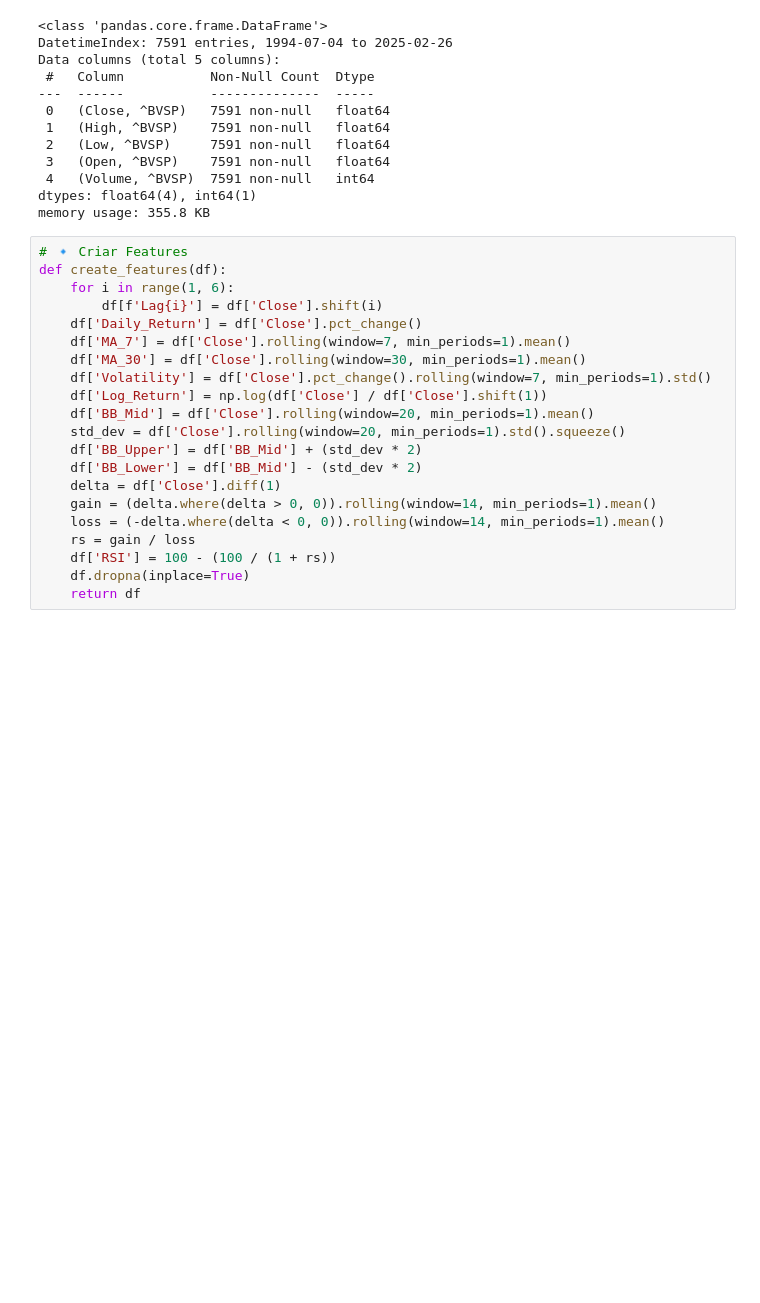
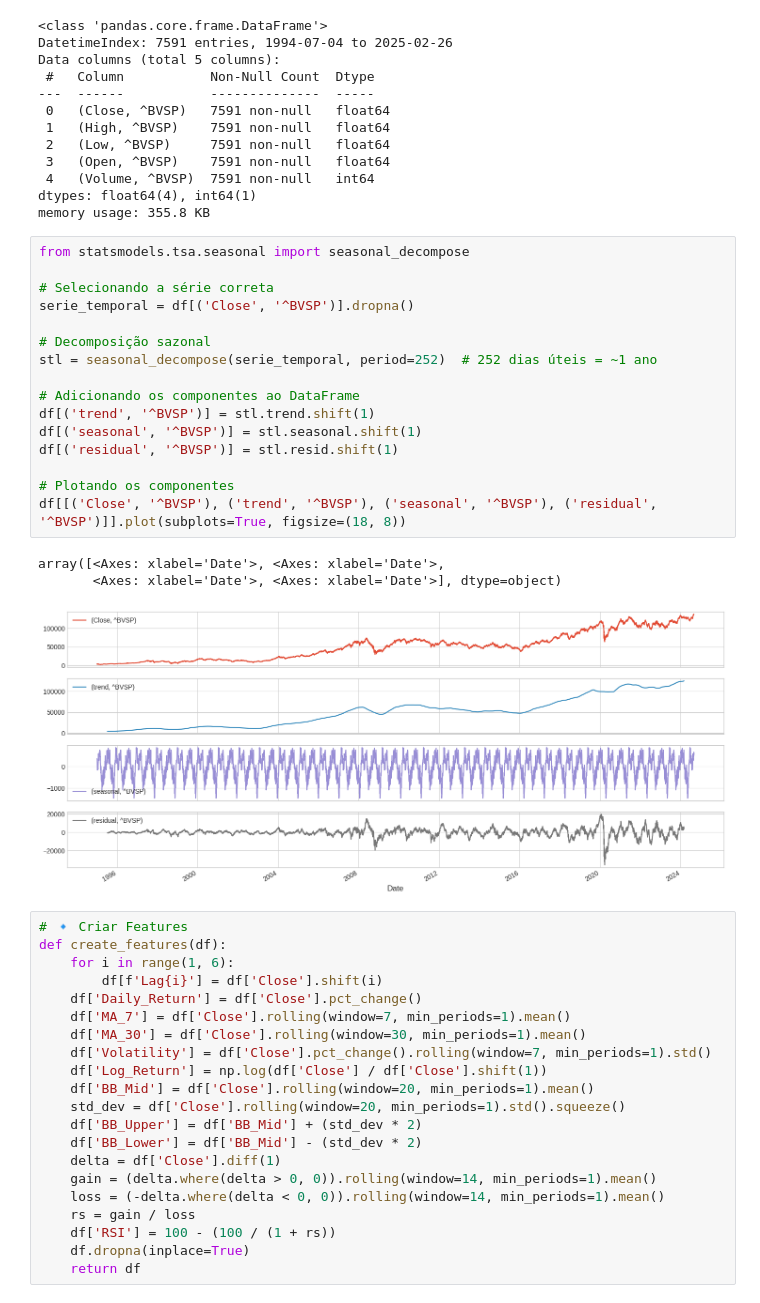
Before and after one commit to laribar/TechChallenge2, a Jupyter notebook: TechChallenge_2_Rev01.ipynb, the cells around one changed output. Saved outputs shown, nothing was run; the diff lists cells and outputs as text; blank space fills up the shorter version.

```diff
--- a/TechChallenge_2_Rev01.ipynb
+++ b/TechChallenge_2_Rev01.ipynb
@@ -82,6 +82,26 @@ Data columns (total 5 columns):
  4   (Volume, ^BVSP)  7591 non-null   int64
 dtypes: float64(4), int64(1)
 memory usage: 355.8 KB
+# %%
+from statsmodels.tsa.seasonal import seasonal_decompose
+
+# Selecionando a série correta
+serie_temporal = df[('Close', '^BVSP')].dropna()
+
+# Decomposição sazonal
+stl = seasonal_decompose(serie_temporal, period=252)  # 252 dias úteis = ~1 ano
+
+# Adicionando os componentes ao DataFrame
+df[('trend', '^BVSP')] = stl.trend.shift(1)
+df[('seasonal', '^BVSP')] = stl.seasonal.shift(1)
+df[('residual', '^BVSP')] = stl.resid.shift(1)
+
+# Plotando os componentes
+df[[('Close', '^BVSP'), ('trend', '^BVSP'), ('seasonal', '^BVSP'), ('residual', '^BVSP')]].plot(subplots=True, figsize=(18, 8))
+# %% [output]
+array([<Axes: xlabel='Date'>, <Axes: xlabel='Date'>,
+       <Axes: xlabel='Date'>, <Axes: xlabel='Date'>], dtype=object)
+[figure, added]
 # %%
 # 🔹 Criar Features
 def create_features(df):
```
